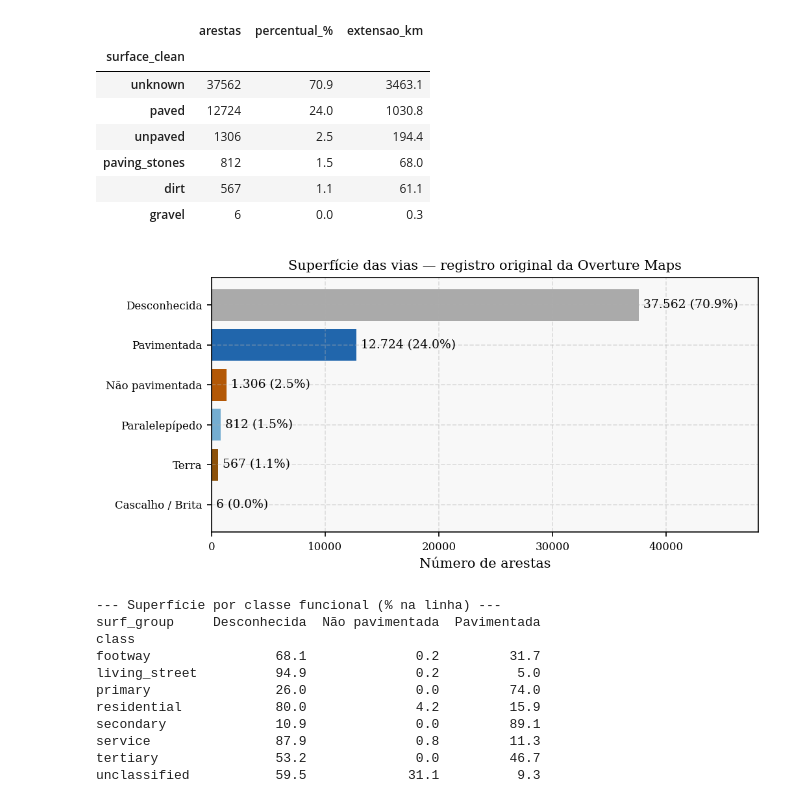
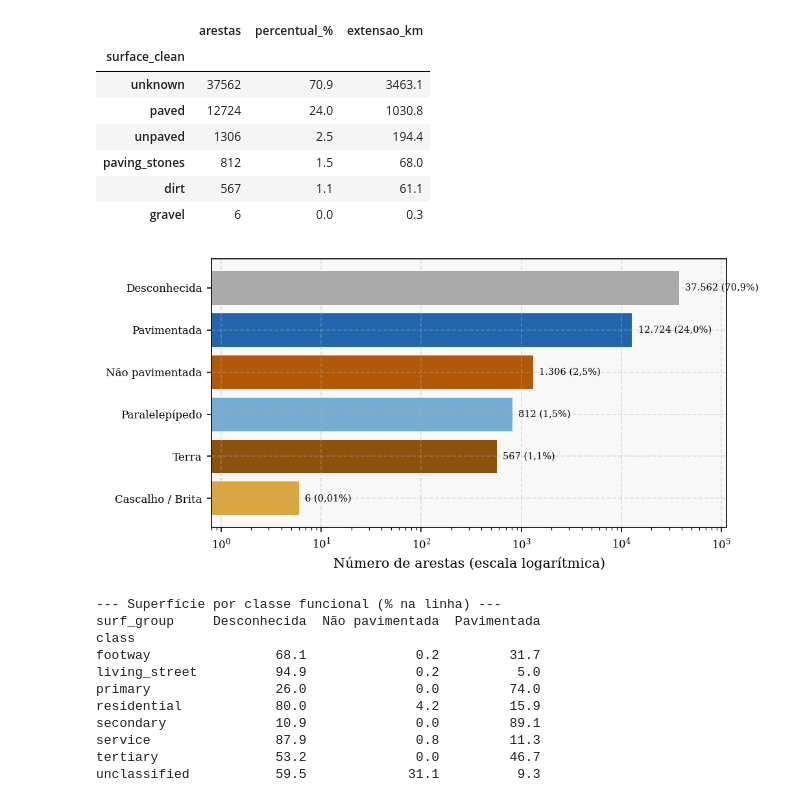
Before and after one commit to felipedantas-pi/ae2sfca-ubs, a Jupyter notebook: notebooks/02.1_Limpeza_e_Topologia.ipynb, the cells around one changed output. Drawn from its saved outputs; the diff is of its cells as text; code cells hidden in the pictures.

```diff
--- a/notebooks/02.1_Limpeza_e_Topologia.ipynb
+++ b/notebooks/02.1_Limpeza_e_Topologia.ipynb
@@ -558,43 +562,45 @@ tabela_superficie
 ordem_barras = tabela_superficie.index[::-1]   # maior categoria no topo do eixo
 cores_barras = [CORES_SURF.get(s, "#999999") for s in ordem_barras]
 
 # 1. Dicionário de tradução das superfícies da Overture Maps para PT-BR
 traducao_superficie = {
     "paved": "Pavimentada",
     "unpaved": "Não pavimentada",
     "gravel": "Cascalho / Brita",
     "dirt": "Terra",
     "paving_stones": "Paralelepípedo",
     "unknown": "Desconhecida"
 }
 
 # 2. Aplica a tradução aos rótulos do eixo Y
 rotulos_traduzidos = [traducao_superficie.get(str(idx).lower(), str(idx).title()) for idx in ordem_barras]
 
 fig, ax = plt.subplots(figsize=(7, 3.5))
 
 # 3. Plota as barras usando os rótulos traduzidos
 ax.barh(rotulos_traduzidos, tabela_superficie.loc[ordem_barras, "arestas"],
         color=cores_barras)
 
+total = tabela_superficie["arestas"].sum()
 for i, superficie in enumerate(ordem_barras):
     n   = tabela_superficie.loc[superficie, "arestas"]
-    pct = tabela_superficie.loc[superficie, "percentual_%"]
+    pct = n / total * 100                              # recalcula sem o arredondamento da tabela
 
-    # 4. Formatação PT-BR: converte a vírgula do milhar em ponto (ex: 12.345)
-    texto_n = f"{n:,}".replace(",", ".")
+    texto_n  = f"{n:,}".replace(",", ".")              # milhar PT-BR
+    casas    = 2 if pct < 0.1 else 1                   # mais casas para categorias minúsculas
+    texto_pct = f"{pct:.{casas}f}".replace(".", ",")   # vírgula decimal PT-BR
 
-    ax.text(n + len(arestas_gdf) * 0.008, i, f"{texto_n} ({pct}%)",
-            va="center", fontsize=9)
+    ax.text(n * 1.15, i, f"{texto_n} ({texto_pct}%)", va="center", fontsize=7)
 
-ax.set_xlim(0, tabela_superficie["arestas"].max() * 1.28)
-ax.set_xlabel("Número de arestas")
-ax.set_title("Superfície das vias — registro original da Overture Maps")
+
+ax.set_xscale("log")
+ax.set_xlim(0.8, tabela_superficie["arestas"].max() * 3)
+ax.set_xlabel("Número de arestas (escala logarítmica)")
 plt.tight_layout()
-plt.savefig(FIGURAS_NB / "nb021_fig03_composicao_superficie.png", bbox_inches="tight")
+plt.savefig(FIGURAS_NB / "nb021_fig03_composicao_superficie_log.png", bbox_inches="tight")
 plt.show()
 # %% [output]
-[figure, old version]
+[figure, new version]
 # %%
 # ── 6.2.1 CRUZAMENTO: SUPERFÍCIE × CLASSE FUNCIONAL ─────────────────────────
 # Pergunta de pesquisa embutida: as vias sem pavimentação se distribuem
```
Also changed, not shown: parts of 5 cells of this notebook, 9 other files.
